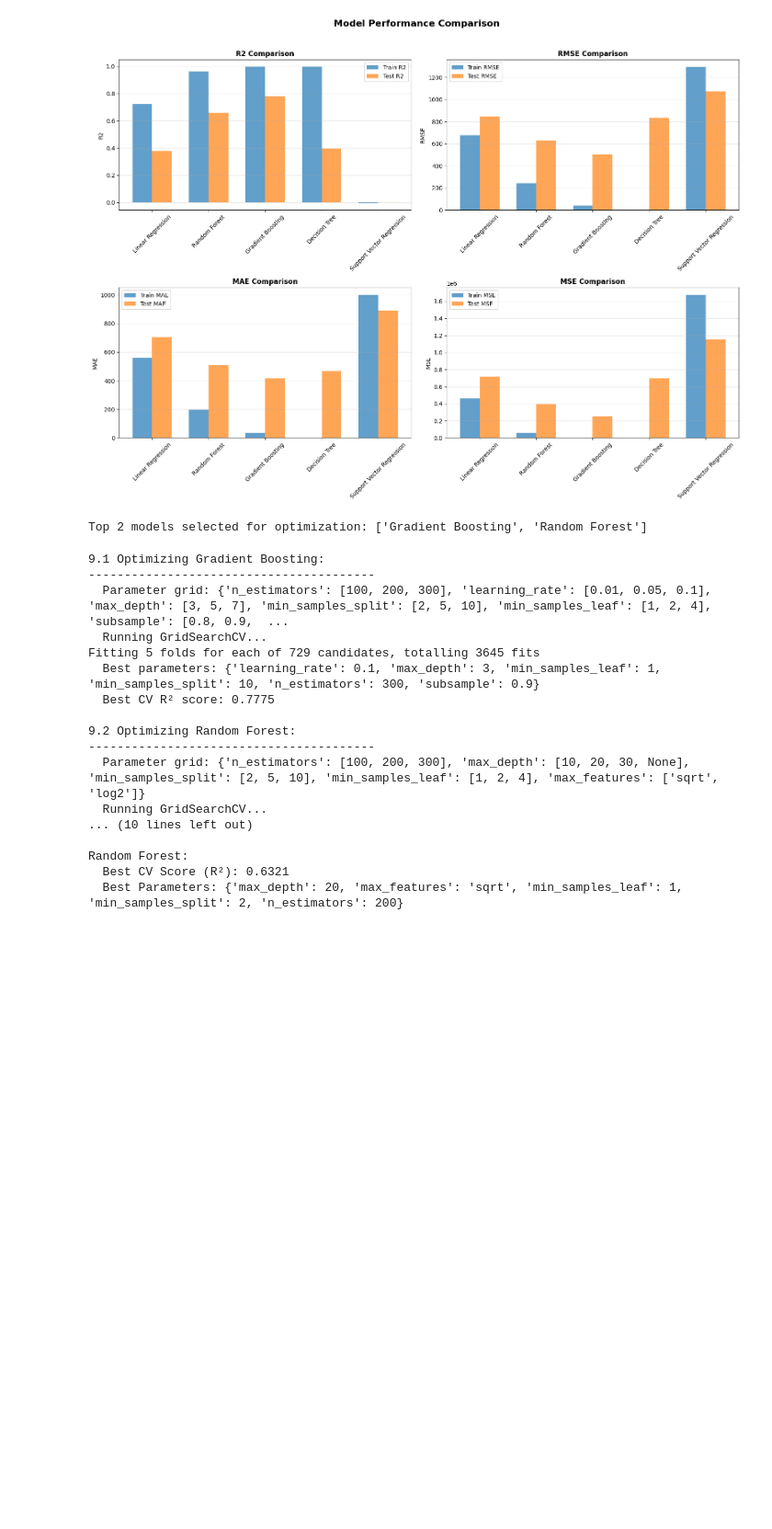
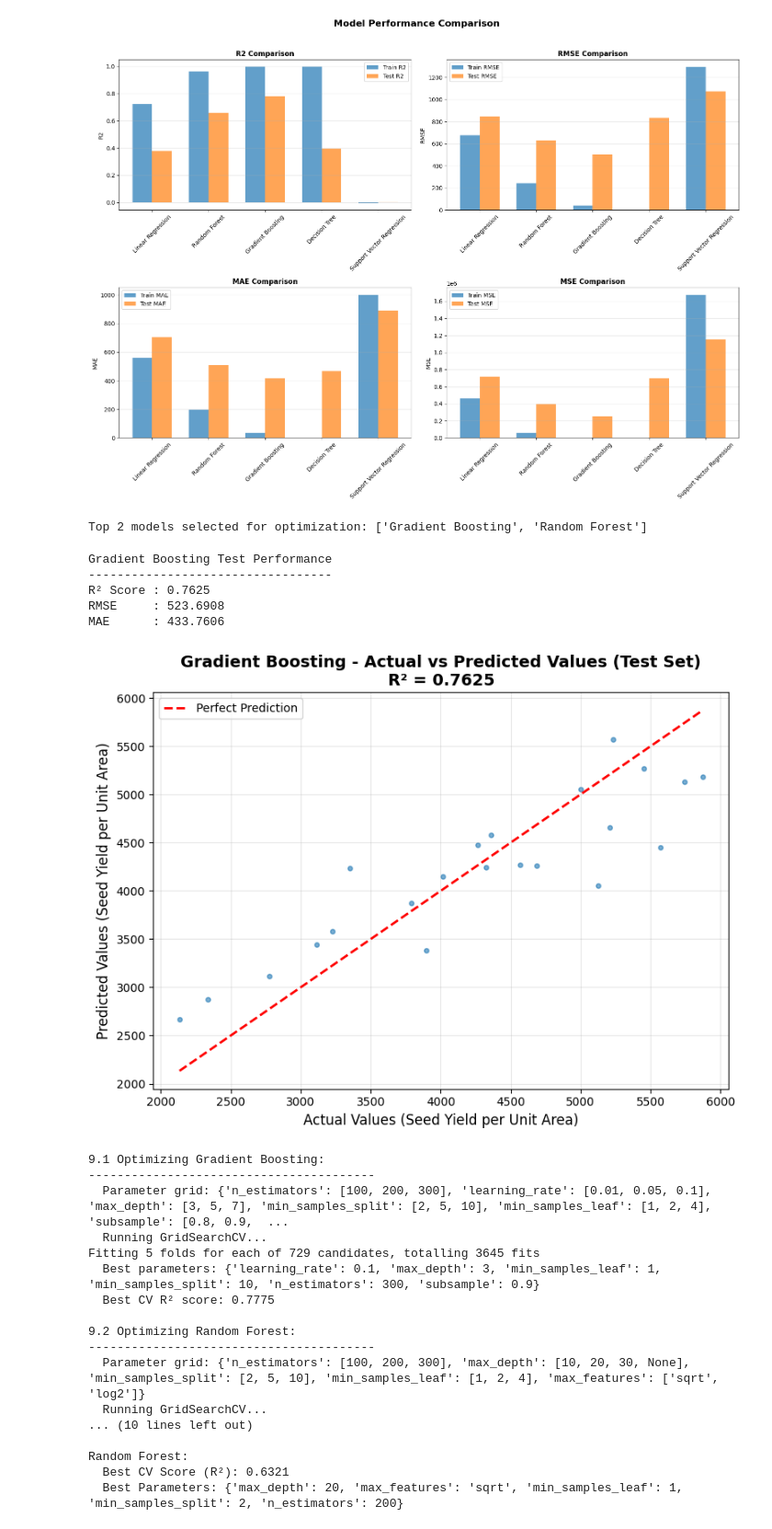
Before and after one commit to mirajanshrestha-cloud/Final-Assessment-AI, a Jupyter notebook: 2462263_MirajanShrestha_Final_Regression.ipynb, the cells around one changed output. Shown at 92% size. Drawn from its saved outputs; the diff is of its cells as text; code cells hidden in the pictures; blank space fills up the shorter version.

```diff
--- a/2462263_MirajanShrestha_Final_Regression.ipynb
+++ b/2462263_MirajanShrestha_Final_Regression.ipynb
@@ -1051,6 +1126,74 @@ print(f"\nTop 2 models selected for optimization: {top_2_models}")
 # %% [output]
 [figure]
 Top 2 models selected for optimization: ['Gradient Boosting', 'Random Forest']
+# %%
+gb_model = GradientBoostingRegressor(
+    n_estimators=200,
+    learning_rate=0.05,
+    max_depth=3,
+    random_state=42
+)
+
+gb_model.fit(X_train, y_train)
+y_test_gb_pred = gb_model.predict(X_test)
+test_r2_gb = r2_score(y_test, y_test_gb_pred)
+test_rmse_gb = np.sqrt(mean_squared_error(y_test, y_test_gb_pred))
+test_mae_gb = mean_absolute_error(y_test, y_test_gb_pred)
+
+print("Gradient Boosting Test Performance")
+print("----------------------------------")
+print(f"R² Score : {test_r2_gb:.4f}")
+print(f"RMSE     : {test_rmse_gb:.4f}")
+print(f"MAE      : {test_mae_gb:.4f}")
+
+
+final_model_results = {}
+
+final_model_results["Gradient Boosting"] = {
+    "y_test_pred": y_test_gb_pred,
+    "test_r2": test_r2_gb,
+    "rmse": test_rmse_gb,
+    "mae": test_mae_gb
+}
+
+plt.figure(figsize=(8, 6))
+
+plt.scatter(
+    y_test,
+    y_test_gb_pred,
+    alpha=0.6,
+    s=15
+)
+
+plt.plot(
+    [y_test.min(), y_test.max()],
+    [y_test.min(), y_test.max()],
+    'r--',
+    lw=2,
+    label='Perfect Prediction'
+)
+
+plt.xlabel('Actual Values (Seed Yield per Unit Area)', fontsize=12)
+plt.ylabel('Predicted Values (Seed Yield per Unit Area)', fontsize=12)
+
+plt.title(
+    f'Gradient Boosting - Actual vs Predicted Values (Test Set)\n'
+    f'R² = {test_r2_gb:.4f}',
+    fontsize=14,
+    fontweight='bold'
+)
+
+plt.legend()
+plt.grid(True, alpha=0.3)
+plt.tight_layout()
+plt.show()
+# %% [output]
+Gradient Boosting Test Performance
+----------------------------------
+R² Score : 0.7625
+RMSE     : 523.6908
+MAE      : 433.7606
+[figure, added]
 # %%
 # Define parameter grids for top 2 models
 param_grids = {
```
Also changed, not shown: parts of 16 cells of this notebook.
